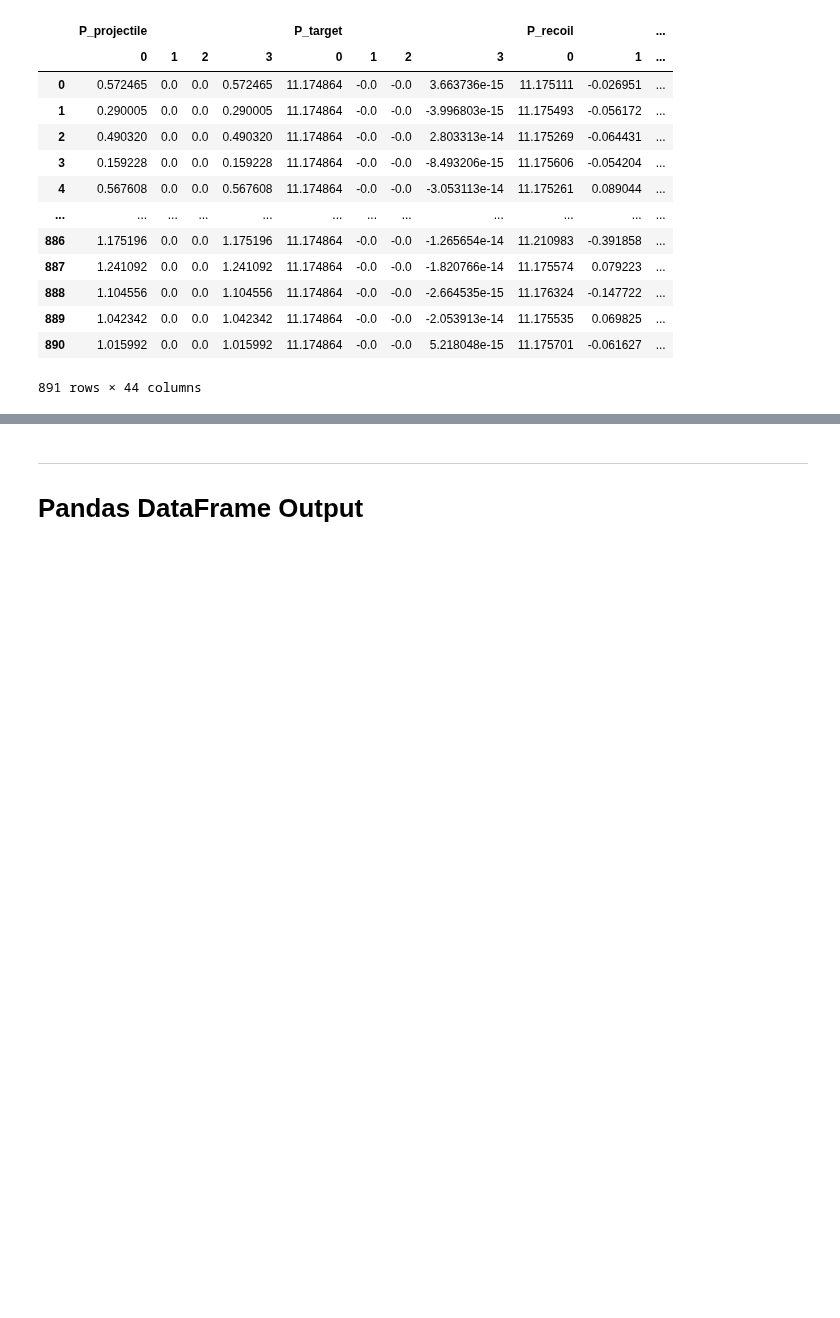
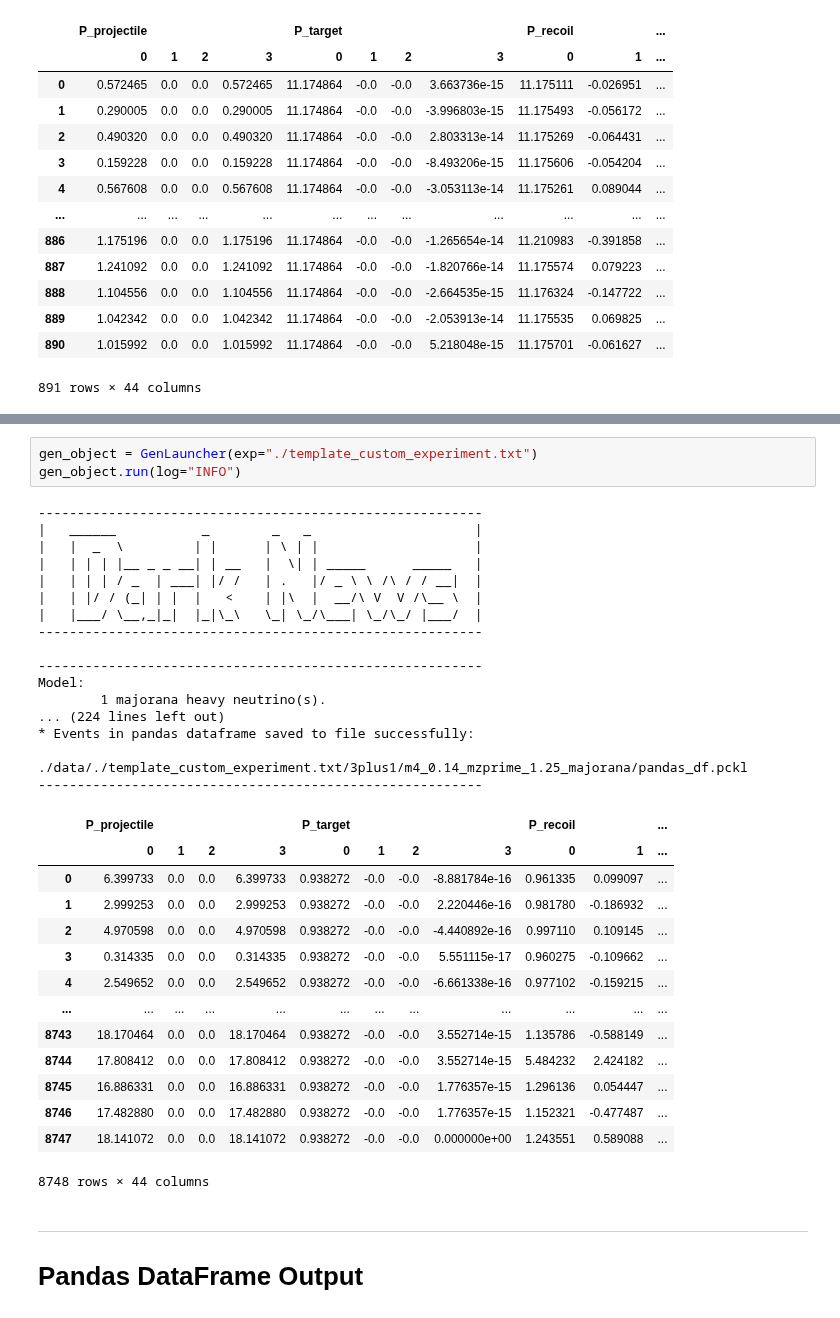
Before and after one commit to mhostert/DarkNews-generator, a Jupyter notebook: examples/Example_0__start_here.ipynb, the cells around one changed output, grey strips where cells are left out. Cells and saved outputs as stored; diff of their text form; blank space fills up the shorter version.

Commit message:
Add examples on experiment file

```diff
--- a/examples/Example_0__start_here.ipynb
+++ b/examples/Example_0__start_here.ipynb
@@ -215,3 +310,38 @@ Model:
+# %%
+gen_object = GenLauncher(exp="./template_custom_experiment.txt")
+gen_object.run(log="INFO")
+# %% [output]
+---------------------------------------------------------
+|   ______           _        _   _                     |
+|   |  _  \         | |      | \ | |                    |
+|   | | | |__ _ _ __| | __   |  \| | _____      _____   |
+|   | | | / _  | ___| |/ /   | .   |/ _ \ \ /\ / / __|  |
+|   | |/ / (_| | |  |   <    | |\  |  __/\ V  V /\__ \  |
+|   |___/ \__,_|_|  |_|\_\   \_| \_/\___| \_/\_/ |___/  |
+---------------------------------------------------------
+
+---------------------------------------------------------
+Model:
+        1 majorana heavy neutrino(s).
+... (224 lines left out)
+* Events in pandas dataframe saved to file successfully:
+
+./data/./template_custom_experiment.txt/3plus1/m4_0.14_mzprime_1.25_majorana/pandas_df.pckl
+---------------------------------------------------------
+|  | P_projectile |  |  |  | P_target |  |  |  | P_recoil |  | ... |
+|  | 0 | 1 | 2 | 3 | 0 | 1 | 2 | 3 | 0 | 1 | ... |
+| 0 | 6.399733 | 0.0 | 0.0 | 6.399733 | 0.938272 | -0.0 | -0.0 | -8.881784e-16 | 0.961335 | 0.099097 | ... |
+| 1 | 2.999253 | 0.0 | 0.0 | 2.999253 | 0.938272 | -0.0 | -0.0 | 2.220446e-16 | 0.981780 | -0.186932 | ... |
+| 2 | 4.970598 | 0.0 | 0.0 | 4.970598 | 0.938272 | -0.0 | -0.0 | -4.440892e-16 | 0.997110 | 0.109145 | ... |
+| 3 | 0.314335 | 0.0 | 0.0 | 0.314335 | 0.938272 | -0.0 | -0.0 | 5.551115e-17 | 0.960275 | -0.109662 | ... |
+| 4 | 2.549652 | 0.0 | 0.0 | 2.549652 | 0.938272 | -0.0 | -0.0 | -6.661338e-16 | 0.977102 | -0.159215 | ... |
+| ... | ... | ... | ... | ... | ... | ... | ... | ... | ... | ... | ... |
+| 8743 | 18.170464 | 0.0 | 0.0 | 18.170464 | 0.938272 | -0.0 | -0.0 | 3.552714e-15 | 1.135786 | -0.588149 | ... |
+| 8744 | 17.808412 | 0.0 | 0.0 | 17.808412 | 0.938272 | -0.0 | -0.0 | 3.552714e-15 | 5.484232 | 2.424182 | ... |
+| 8745 | 16.886331 | 0.0 | 0.0 | 16.886331 | 0.938272 | -0.0 | -0.0 | 1.776357e-15 | 1.296136 | 0.054447 | ... |
+| 8746 | 17.482880 | 0.0 | 0.0 | 17.482880 | 0.938272 | -0.0 | -0.0 | 1.776357e-15 | 1.152321 | -0.477487 | ... |
+| 8747 | 18.141072 | 0.0 | 0.0 | 18.141072 | 0.938272 | -0.0 | -0.0 | 0.000000e+00 | 1.243551 | 0.589088 | ... |
+8748 rows × 44 columns
 # %% [markdown]
 ---
 # Pandas DataFrame Output
```
Also changed, not shown: parts of 5 cells of this notebook.
